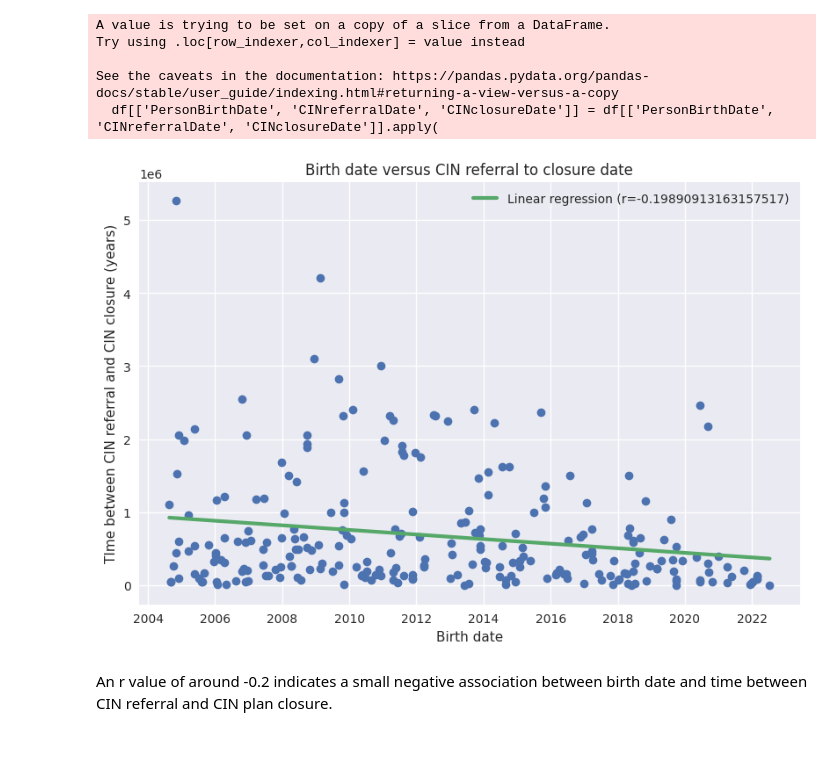
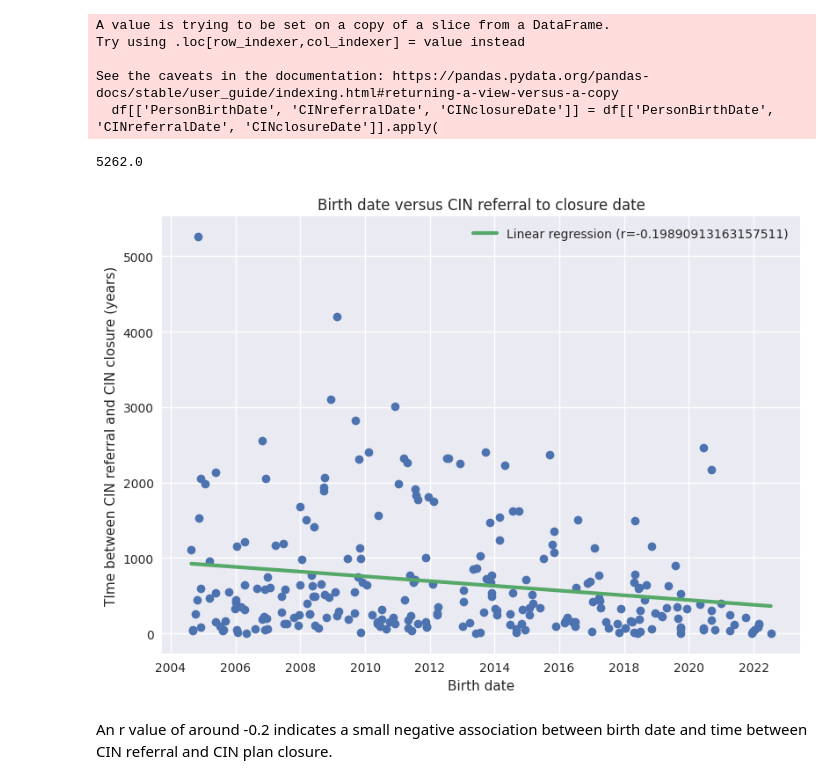
Before and after one commit to data-to-insight/LA-Analyst-Tinkering, a Jupyter notebook: Will-LP/day-2-day-2-notebook.ipynb, the cells around one changed output. Saved outputs shown, nothing was run; the diff lists cells and outputs as text; code cells hidden in the pictures; blank space fills up the shorter version.

```diff
--- a/Will-LP/day-2-day-2-notebook.ipynb
+++ b/Will-LP/day-2-day-2-notebook.ipynb
@@ -35,45 +35,49 @@ df[['PersonBirthDate', 'CINreferralDate', 'CINclosureDate']] = df[['PersonBirthD
 df = df[df['CINclosureDate'].notna()]
 
 # Finding out how long children wait between CIn referrals and closing their CIN plans.
-df['CINrefToClose'] = df['CINclosureDate'] - df['CINreferralDate']
-#print(df)
+df['CINrefToClose'] = (df['CINclosureDate'] - df['CINreferralDate'])
+df['CINrefToClose'] = df['CINrefToClose'].astype('timedelta64[h]')
+df['CINrefToClose'] = df['CINrefToClose'].astype(float) / 24
+print(df['CINrefToClose'].max())
 
 # Converting dates to numbers because scipy regression analysis doesn't like dates.
-y = mdates.date2num(df['CINrefToClose'])
+
+y = df['CINrefToClose']
 x = mdates.date2num(df['PersonBirthDate'])
 
 # Plotting out basic graph of birth dates versus wait time.
 plt.style.use('seaborn')
 plt.plot(df['PersonBirthDate'], y, 'o')
 
 
 # Regression analysis using scipy.
 slope, intercept, r_value, p_value, std_err =sp.linregress(x,y)
 xf = np.linspace(min(x),max(x),100)
 xf1 = xf.copy()
 yf = (slope*xf)+intercept
 
 # Plotting the regression line on the same plot
 plt.plot(xf1, yf, lw=3, label=f'Linear regression (r={r_value})')
 
 
 # Alternate way of doing the regression analysis and plotting
 #m, b = np.polyfit(x, y, 1)
 #plt.plot(x, m * x + b, label=f'Linear Regression \n r ={m}')
 
-# Formatting the plot.
+# Formatting the
 plt.tight_layout()
 plt.title('Birth date versus CIN referral to closure date')
 plt.xlabel('Birth date')
 plt.ylabel('TIme between CIN referral and CIN closure (years)')
 plt.legend()
 plt.show()
 # %% [output]
 A value is trying to be set on a copy of a slice from a DataFrame.
 Try using .loc[row_indexer,col_indexer] = value instead
 
 See the caveats in the documentation: https://pandas.pydata.org/pandas-docs/stable/user_guide/indexing.html#returning-a-view-versus-a-copy
   df[['PersonBirthDate', 'CINreferralDate', 'CINclosureDate']] = df[['PersonBirthDate', 'CINreferralDate', 'CINclosureDate']].apply(
+5262.0
-[figure, old version]
+[figure, new version]
 # %% [markdown]
 An r value of around -0.2 indicates a small negative association between birth date and time between CIN referral and CIN plan closure.
```
